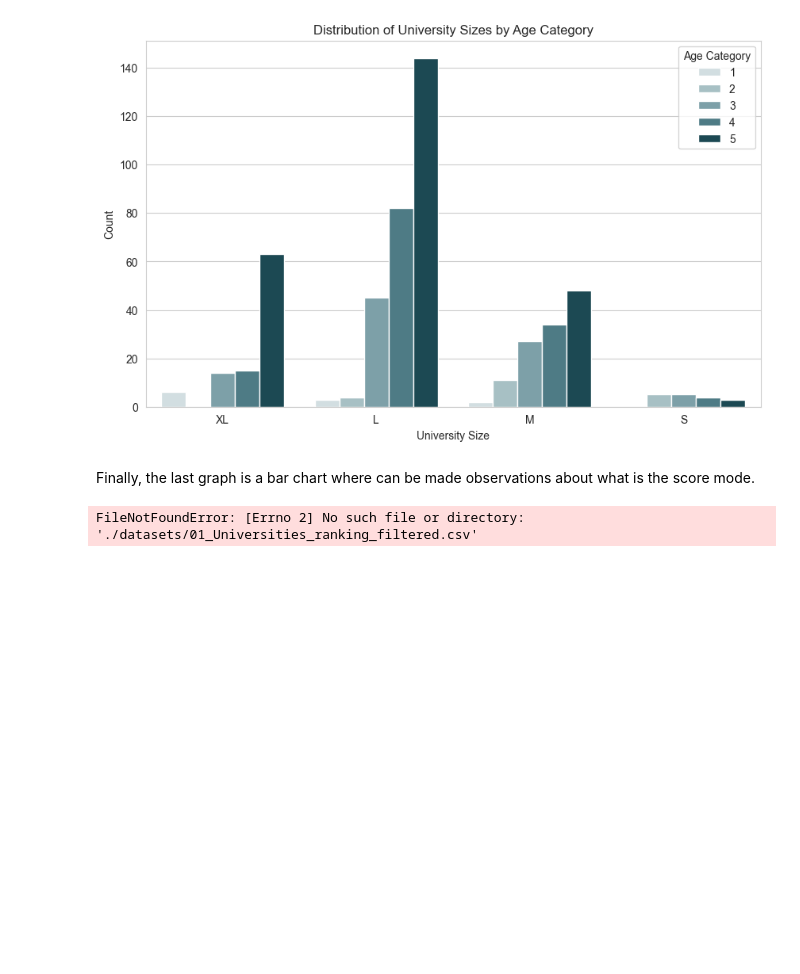
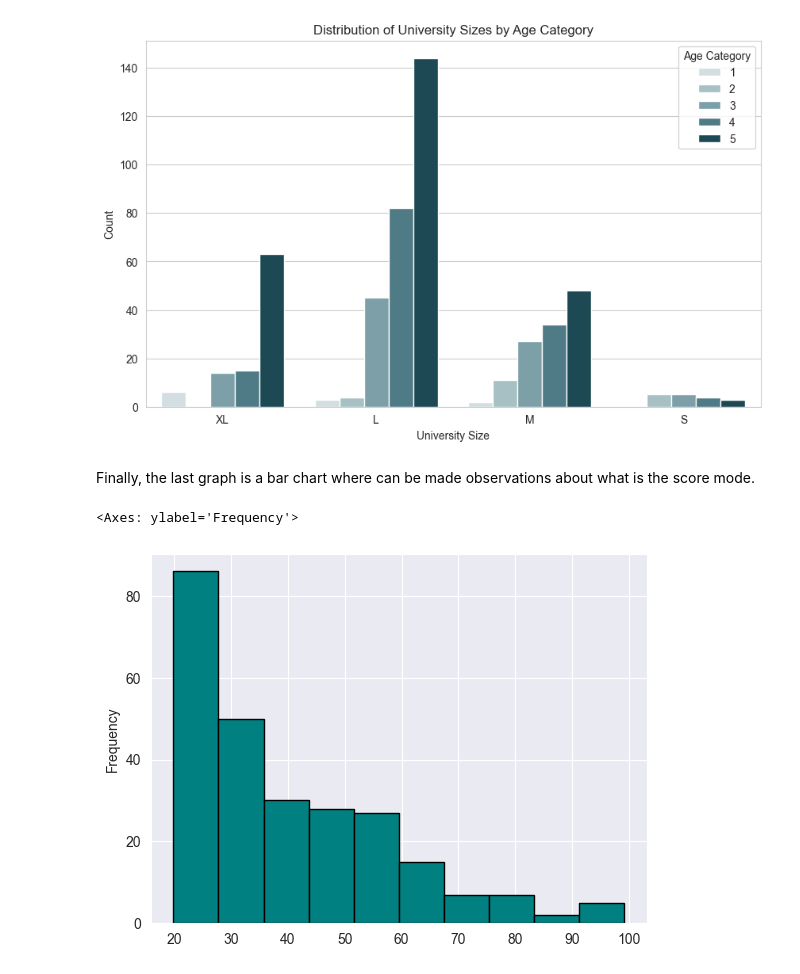
Before and after one commit to ikirovska/PRI-project, a Jupyter notebook: scripts/main.ipynb, the cells around one changed output. Drawn from its saved outputs; the diff is of its cells as text; code cells hidden in the pictures; blank space fills up the shorter version.

```diff
--- a/scripts/main.ipynb
+++ b/scripts/main.ipynb
@@ -653,10 +662,11 @@ plt.show()
 Finally, the last graph is a bar chart where can be made observations about what is the score mode.
 # %%
 import pandas as pd
-df = pd.read_csv("./datasets/01_Universities_ranking_filtered.csv")
+df = pd.read_csv("../datasets/01_Universities_ranking_filtered.csv")
 
 filtered_values = df['Overall SCORE'][df['Overall SCORE'] != '-']
 filtered_values = pd.to_numeric(filtered_values, errors='coerce')
 filtered_values.plot(kind='hist', edgecolor='black', color='teal')
 # %% [output]
-FileNotFoundError: [Errno 2] No such file or directory: './datasets/01_Universities_ranking_filtered.csv'
+<Axes: ylabel='Frequency'>
+[figure, added]
```
Also changed, not shown: parts of 3 cells of this notebook.
